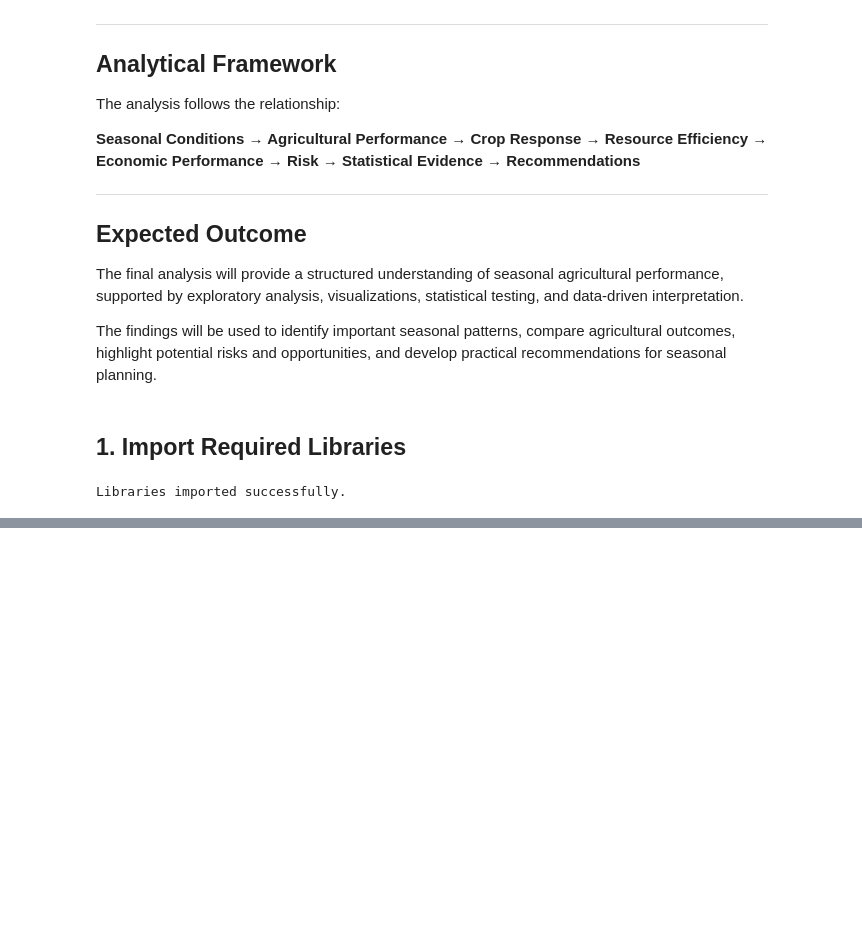
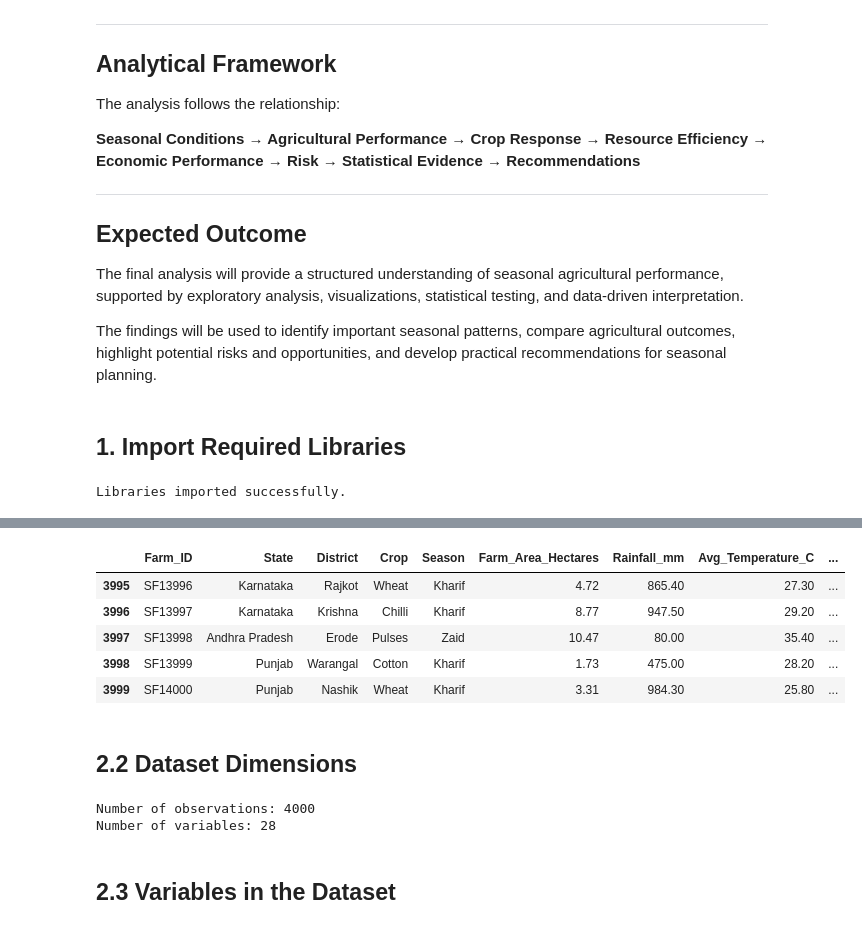
Before and after one commit to TharunPranav2007/Seasonal-Agriculture-Performance-Analysis, a Jupyter notebook: notebooks/seasonal_agriculture_analysis.ipynb, the cells around one changed output, grey strips where cells are left out. Saved outputs shown, nothing was run; the diff lists cells and outputs as text; code cells hidden in the pictures; blank space fills up the shorter version.

```diff
--- a/notebooks/seasonal_agriculture_analysis.ipynb
+++ b/notebooks/seasonal_agriculture_analysis.ipynb
@@ -92,0 +124,19 @@ Libraries imported successfully.
+# %%
+df.tail()
+# %% [output]
+|  | Farm_ID | State | District | Crop | Season | Farm_Area_Hectares | Rainfall_mm | Avg_Temperature_C | ... |
+| 3995 | SF13996 | Karnataka | Rajkot | Wheat | Kharif | 4.72 | 865.40 | 27.30 | ... |
+| 3996 | SF13997 | Karnataka | Krishna | Chilli | Kharif | 8.77 | 947.50 | 29.20 | ... |
+| 3997 | SF13998 | Andhra Pradesh | Erode | Pulses | Zaid | 10.47 | 80.00 | 35.40 | ... |
+| 3998 | SF13999 | Punjab | Warangal | Cotton | Kharif | 1.73 | 475.00 | 28.20 | ... |
+| 3999 | SF14000 | Punjab | Nashik | Wheat | Kharif | 3.31 | 984.30 | 25.80 | ... |
+# %% [markdown]
+## 2.2 Dataset Dimensions
+# %%
+print("Number of observations:", df.shape[0])
+print("Number of variables:", df.shape[1])
+# %% [output]
+Number of observations: 4000
+Number of variables: 28
+# %% [markdown]
+## 2.3 Variables in the Dataset
```
Also changed, not shown: parts of 12 cells of this notebook.
